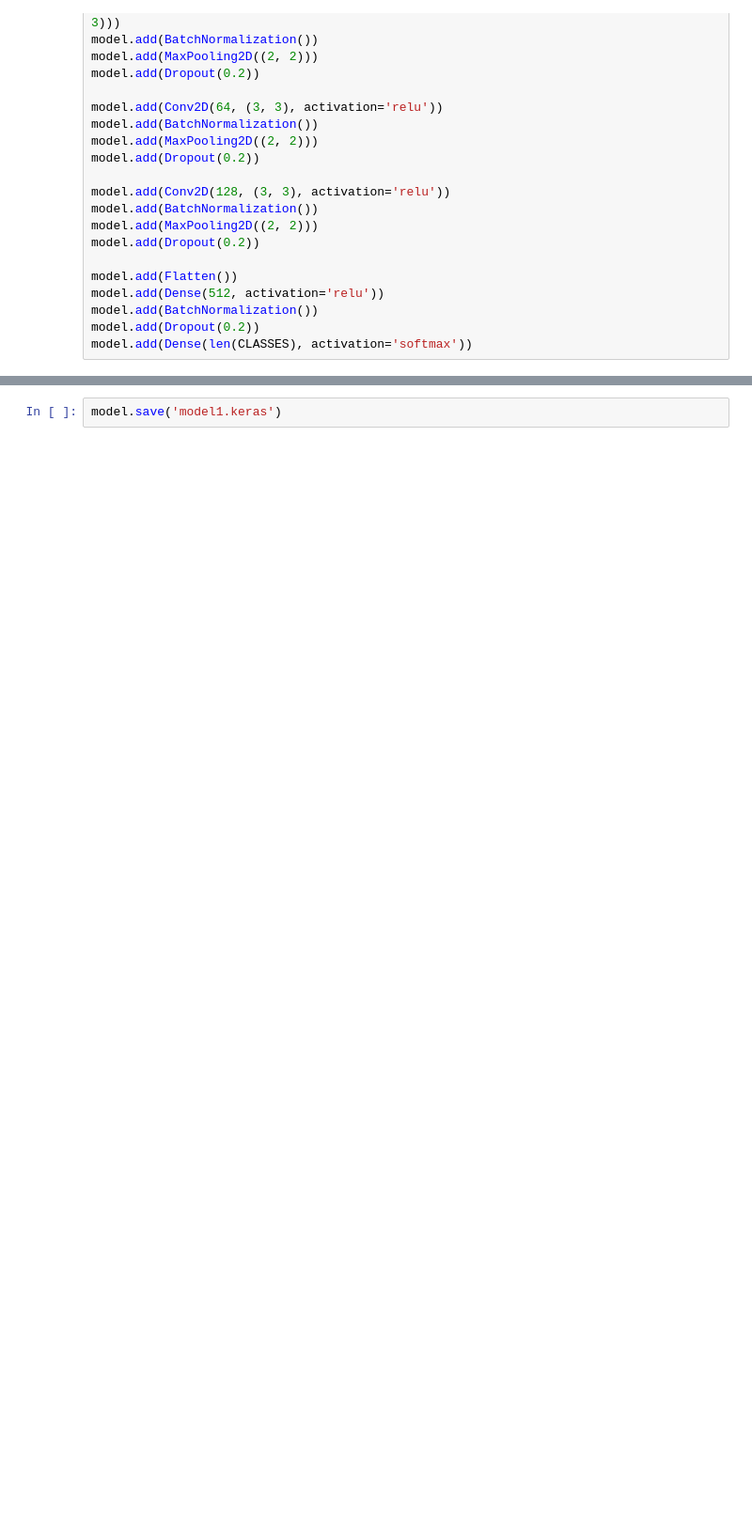
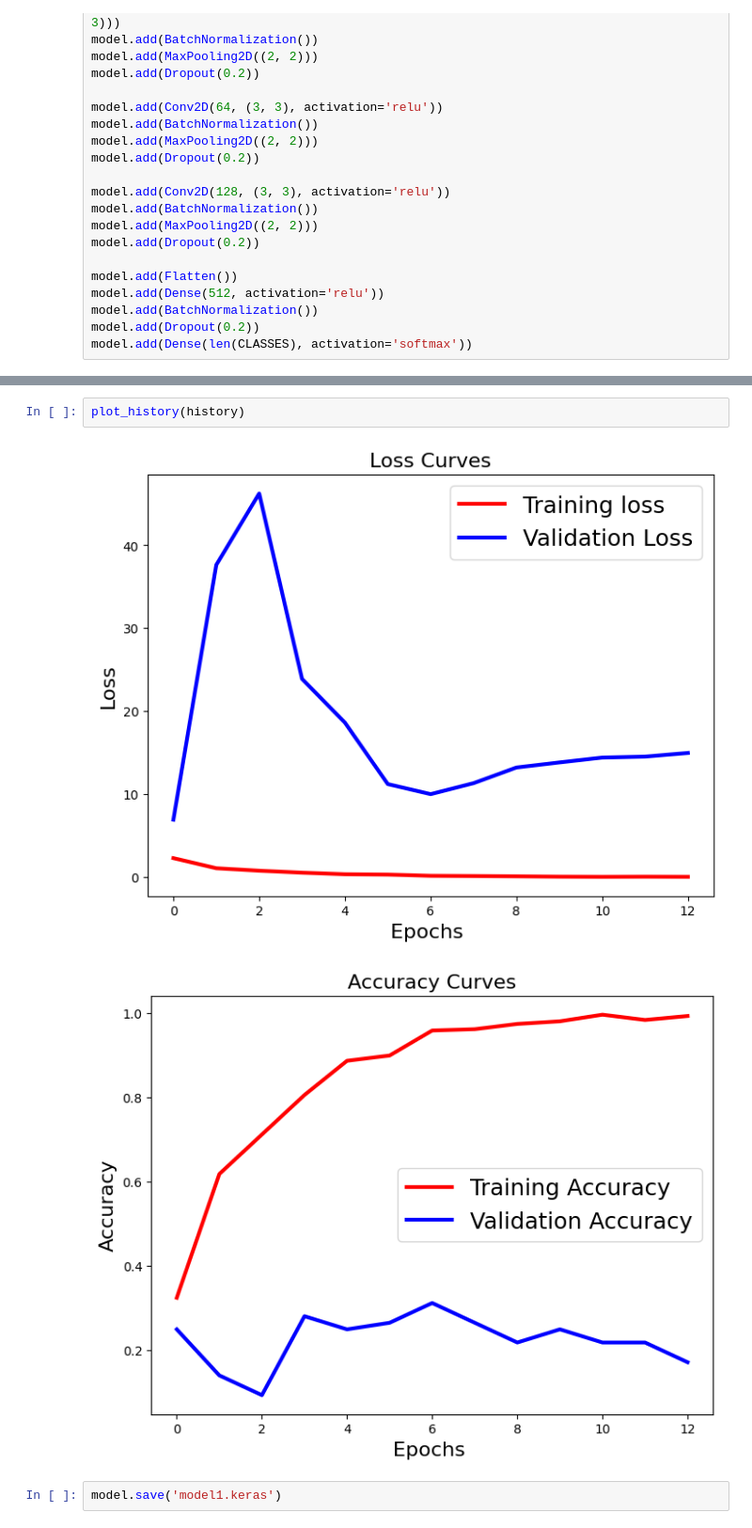
Before and after one commit to KKozakiewicz/Grapevine_leaves, a Jupyter notebook: Grapevine_leaves_classification.ipynb, the cells around one changed output, grey strips where cells are left out. Shown at 94% size. Saved outputs shown, nothing was run; the diff lists cells and outputs as text; blank space fills up the shorter version.

```diff
--- a/Grapevine_leaves_classification.ipynb
+++ b/Grapevine_leaves_classification.ipynb
@@ -419,3 +542,8 @@ history = model.fit_generator(generator=train_gen,
+# %%
+plot_history(history)
+# %% [output]
+[figure, added]
+[figure, added]
 # %%
 model.save('model1.keras')
 # %%
```
Also changed, not shown: parts of 20 cells of this notebook, 1 other file.
